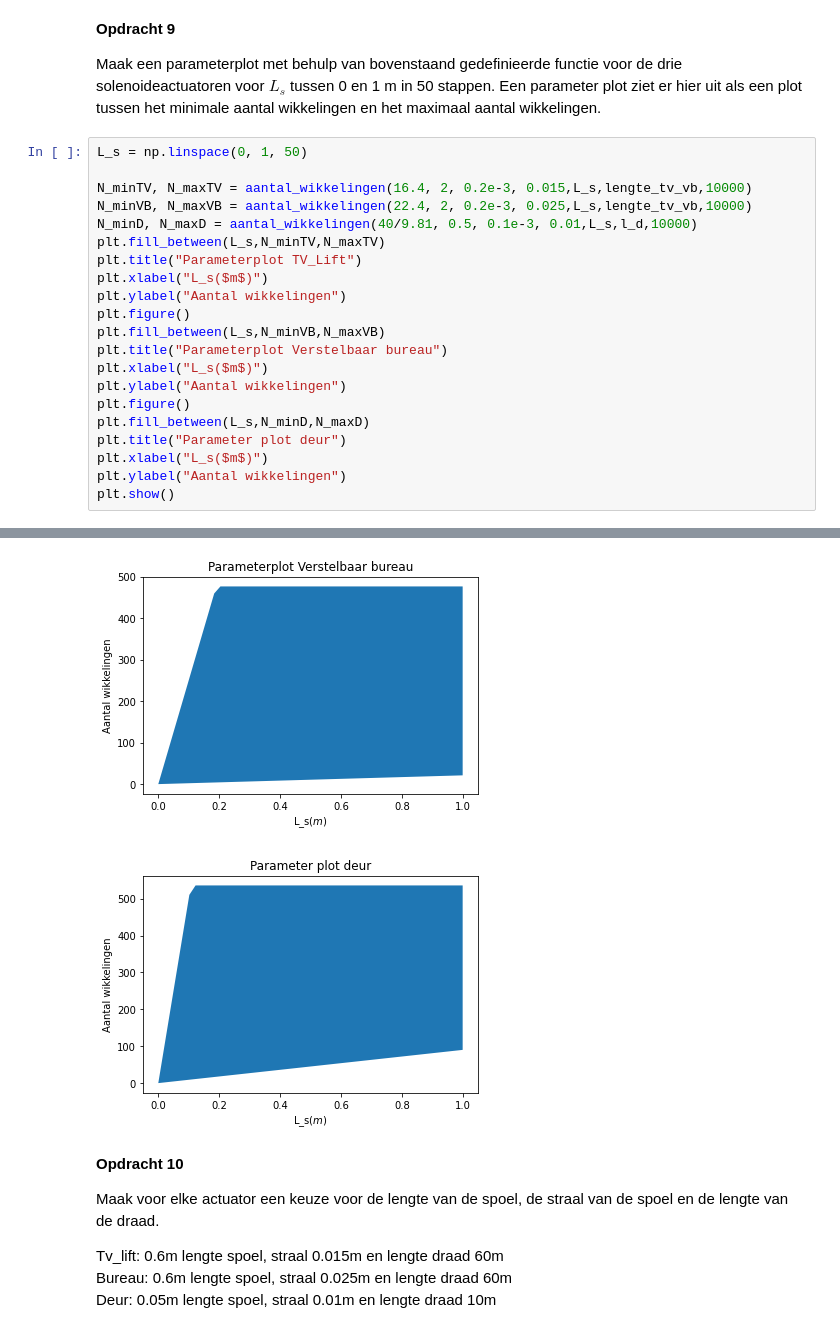
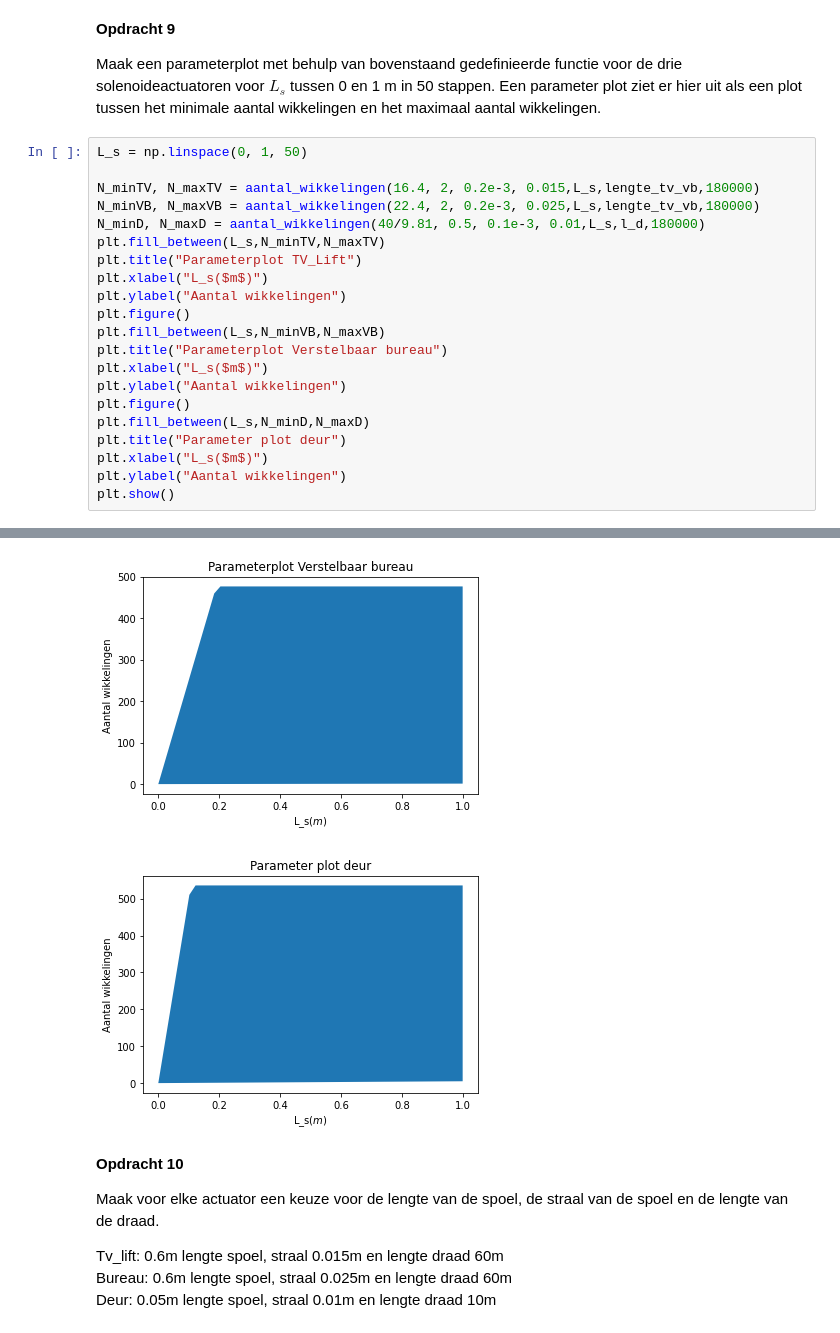
Before and after one commit to oprelo/opdrachten-DEF-D, a Jupyter notebook: DigitaleOntwerpopdrachten/2KrachtactuatorOpdracht/2KrachtactuatorOpdracht/KrachtactuatorOpdracht.ipynb, the cells around one changed output, grey strips where cells are left out. Saved outputs shown, nothing was run; the diff lists cells and outputs as text.

```diff
--- a/DigitaleOntwerpopdrachten/2KrachtactuatorOpdracht/2KrachtactuatorOpdracht/KrachtactuatorOpdracht.ipynb
+++ b/DigitaleOntwerpopdrachten/2KrachtactuatorOpdracht/2KrachtactuatorOpdracht/KrachtactuatorOpdracht.ipynb
@@ -243,9 +243,9 @@ Maak een parameterplot met behulp van bovenstaand gedefinieerde functie voor de
 # %%
 L_s = np.linspace(0, 1, 50)
 
-N_minTV, N_maxTV = aantal_wikkelingen(16.4, 2, 0.2e-3, 0.015,L_s,lengte_tv_vb,10000)
-N_minVB, N_maxVB = aantal_wikkelingen(22.4, 2, 0.2e-3, 0.025,L_s,lengte_tv_vb,10000)
-N_minD, N_maxD = aantal_wikkelingen(40/9.81, 0.5, 0.1e-3, 0.01,L_s,l_d,10000)
+N_minTV, N_maxTV = aantal_wikkelingen(16.4, 2, 0.2e-3, 0.015,L_s,lengte_tv_vb,180000)
+N_minVB, N_maxVB = aantal_wikkelingen(22.4, 2, 0.2e-3, 0.025,L_s,lengte_tv_vb,180000)
+N_minD, N_maxD = aantal_wikkelingen(40/9.81, 0.5, 0.1e-3, 0.01,L_s,l_d,180000)
 plt.fill_between(L_s,N_minTV,N_maxTV)
 plt.title("Parameterplot TV_Lift")
 plt.xlabel("L_s($m$)")
@@ -266,5 +266,5 @@ plt.show()
-[figure, old version]
+[figure, new version]
-[figure, old version]
+[figure, new version]
 # %% [markdown]
 
 **Opdracht 10**
```
Also changed, not shown: parts of 7 cells of this notebook.
